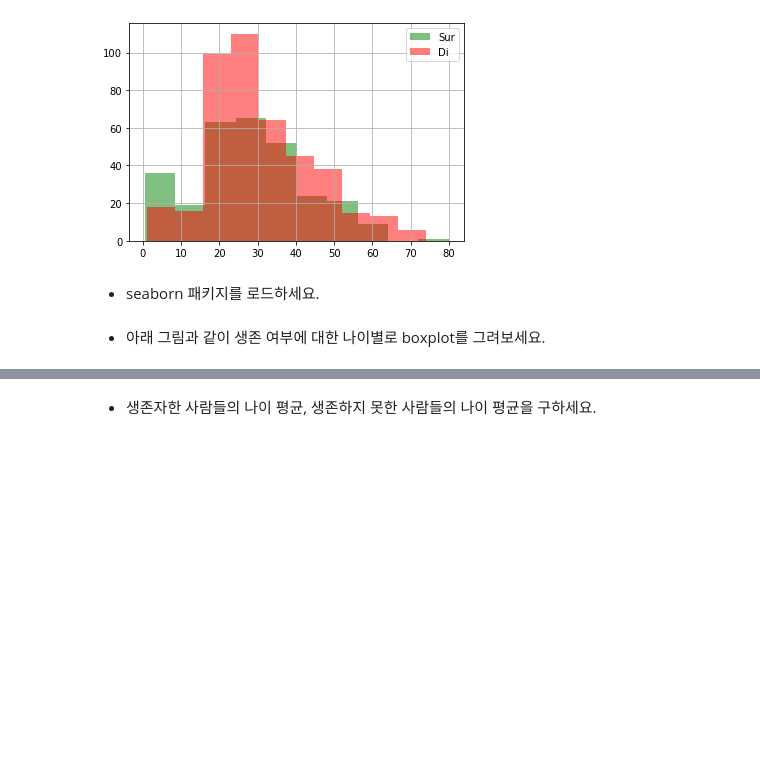
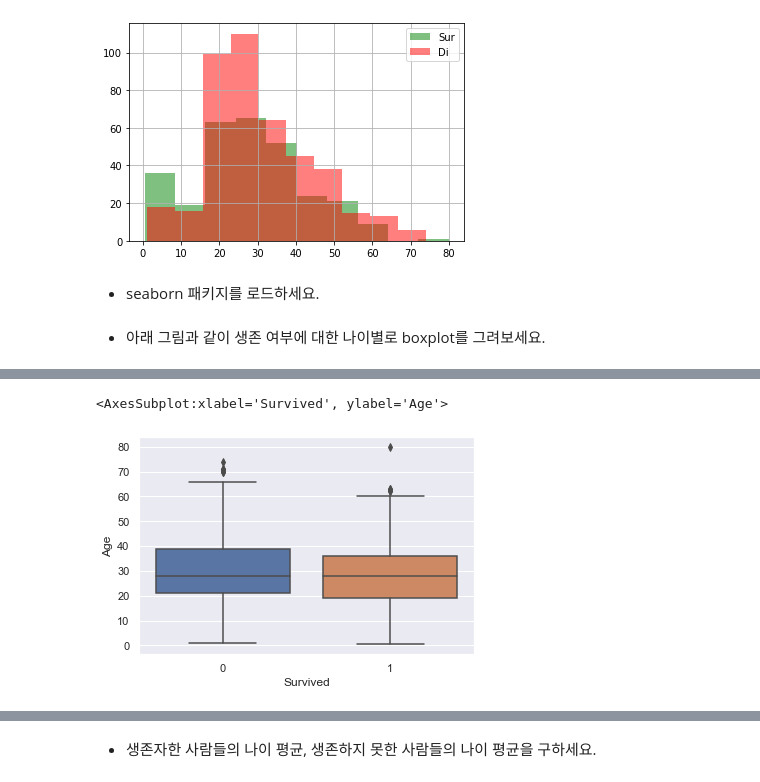
Before and after one commit to yeonji0-0/-22-01-24-, a Jupyter notebook: (22-02-21) Titanic_Exploration_ex .ipynb, the cells around one changed output, grey strips where cells are left out. Drawn from its saved outputs; the diff is of its cells as text; code cells hidden in the pictures; blank space fills up the shorter version.

```diff
--- a/(22-02-21) Titanic_Exploration_ex .ipynb
+++ b/(22-02-21) Titanic_Exploration_ex .ipynb
@@ -245,5 +245,8 @@ plt.legend(loc=1)
 [figure]
 # %% [markdown]
 * seaborn 패키지를 로드하세요.
+# %%
+import seaborn as sns
+sns.set()
 # %% [markdown]
 * 아래 그림과 같이 생존 여부에 대한 나이별로 boxplot를 그려보세요.
@@ -252,0 +255,6 @@ plt.legend(loc=1)
+# %%
+#방법1) 가로, 세로에 직접적으로 값을 밀어넣는 방식
+sns.boxplot(x = data["Survived"], y = data["Age"])
+# %% [output]
+<AxesSubplot:xlabel='Survived', ylabel='Age'>
+[figure, added]
```
Also changed, not shown: parts of 37 cells of this notebook, 9 other files.
